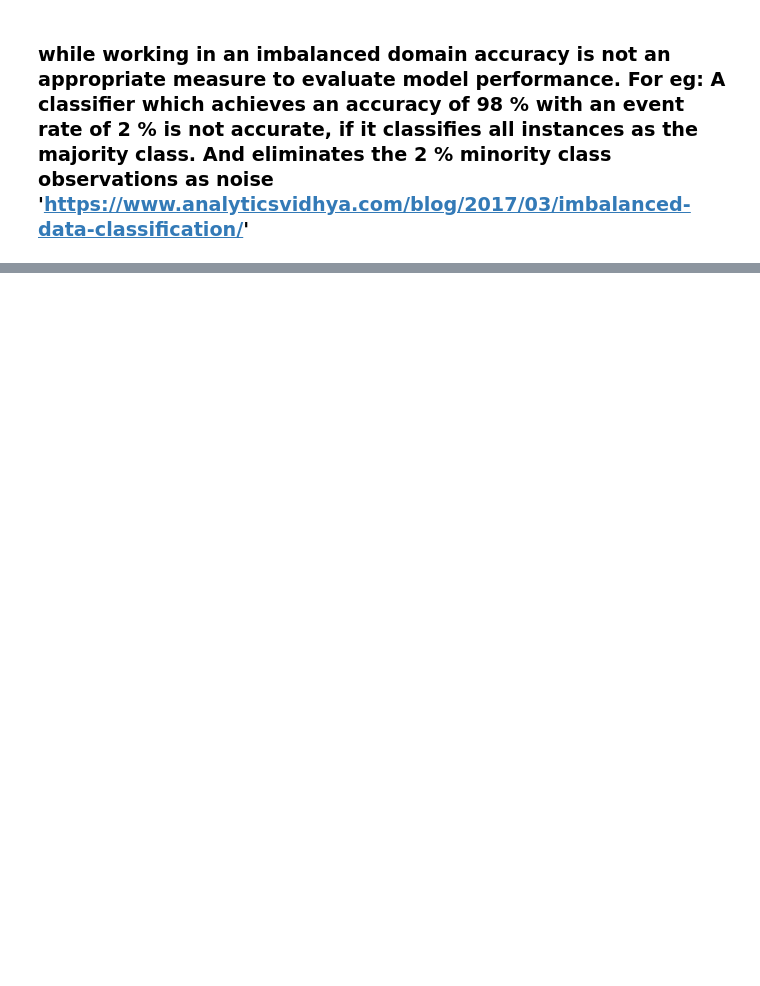
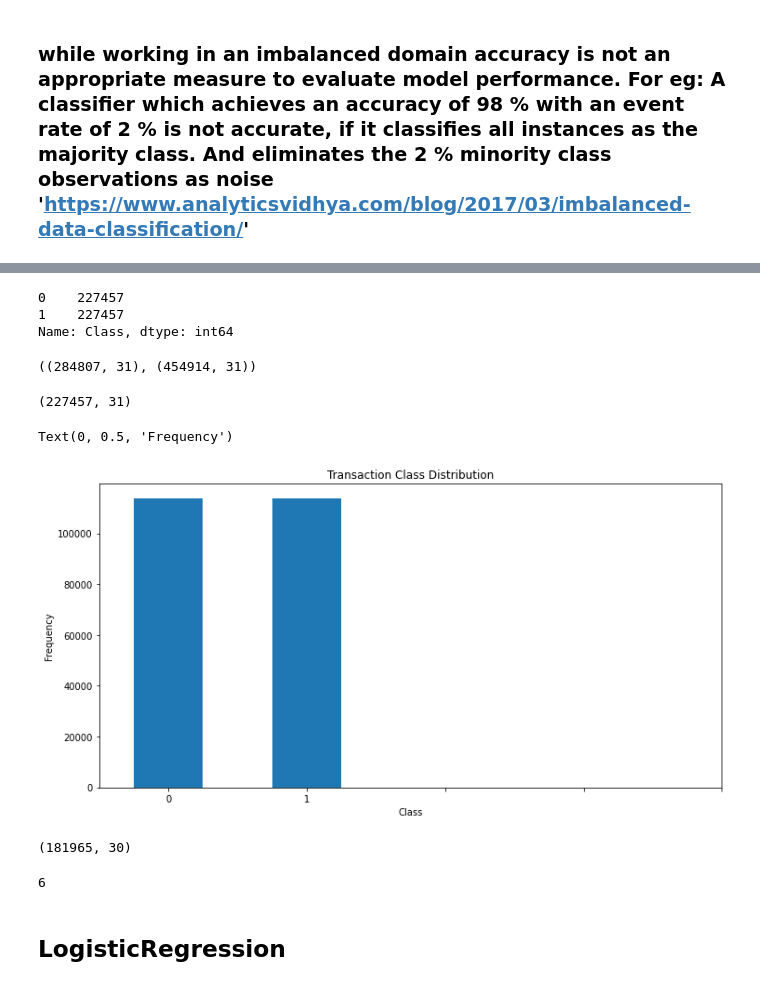
Before and after one commit to WazedKhan/Thesis-Fraud, a Jupyter notebook: Fraud De.ipynb, the cells around one changed output, grey strips where cells are left out. Drawn from its saved outputs; the diff is of its cells as text; code cells hidden in the pictures; blank space fills up the shorter version.

```diff
--- a/Fraud De.ipynb
+++ b/Fraud De.ipynb
@@ -328,0 +365,38 @@ Accuracy Score: 0.9994733330992591
+# %%
+Un_X = pd.concat([X_train, y_train], axis=1)
+not_fraud = Un_X[Un_X.Class == 0]
+fraud = Un_X[Un_X.Class == 1]
+# %%
+df_overSample = resample(fraud,n_samples=len(not_fraud), replace=True, random_state=27)
+# %%
+upsampled = pd.concat([not_fraud, df_overSample])
+# %%
+upsampled.Class.value_counts()
+# %% [output]
+0    227457
+1    227457
+Name: Class, dtype: int64
+# %%
+df.shape, upsampled.shape
+# %% [output]
+((284807, 31), (454914, 31))
+# %%
+data1= upsampled.sample(frac = 0.5,random_state=1)
+# %%
+data1.shape
+# %% [output]
+(227457, 31)
+# %%
+count_classes = data1.value_counts(df['Class'], sort = True)
+
+count_classes.plot(kind = 'bar', rot=2)
+
+plt.title("Transaction Class Distribution")
+plt.xticks(range(5),)
+
+plt.xlabel("Class")
+
+plt.ylabel("Frequency")
+# %% [output]
+Text(0, 0.5, 'Frequency')
+[figure, added]
@@ -328,0 +408,11 @@ Accuracy Score: 0.9994733330992591
+# %%
+X_train.shape
+# %% [output]
+(181965, 30)
+# %%
+models = [LogisticRegression(), DecisionTreeClassifier(), RandomForestClassifier(), SVC(), GaussianNB(), MLPClassifier()]
+len(models)
+# %% [output]
+6
+# %% [markdown]
+## LogisticRegression
```
Also changed, not shown: parts of 50 cells of this notebook, 6 other files.
